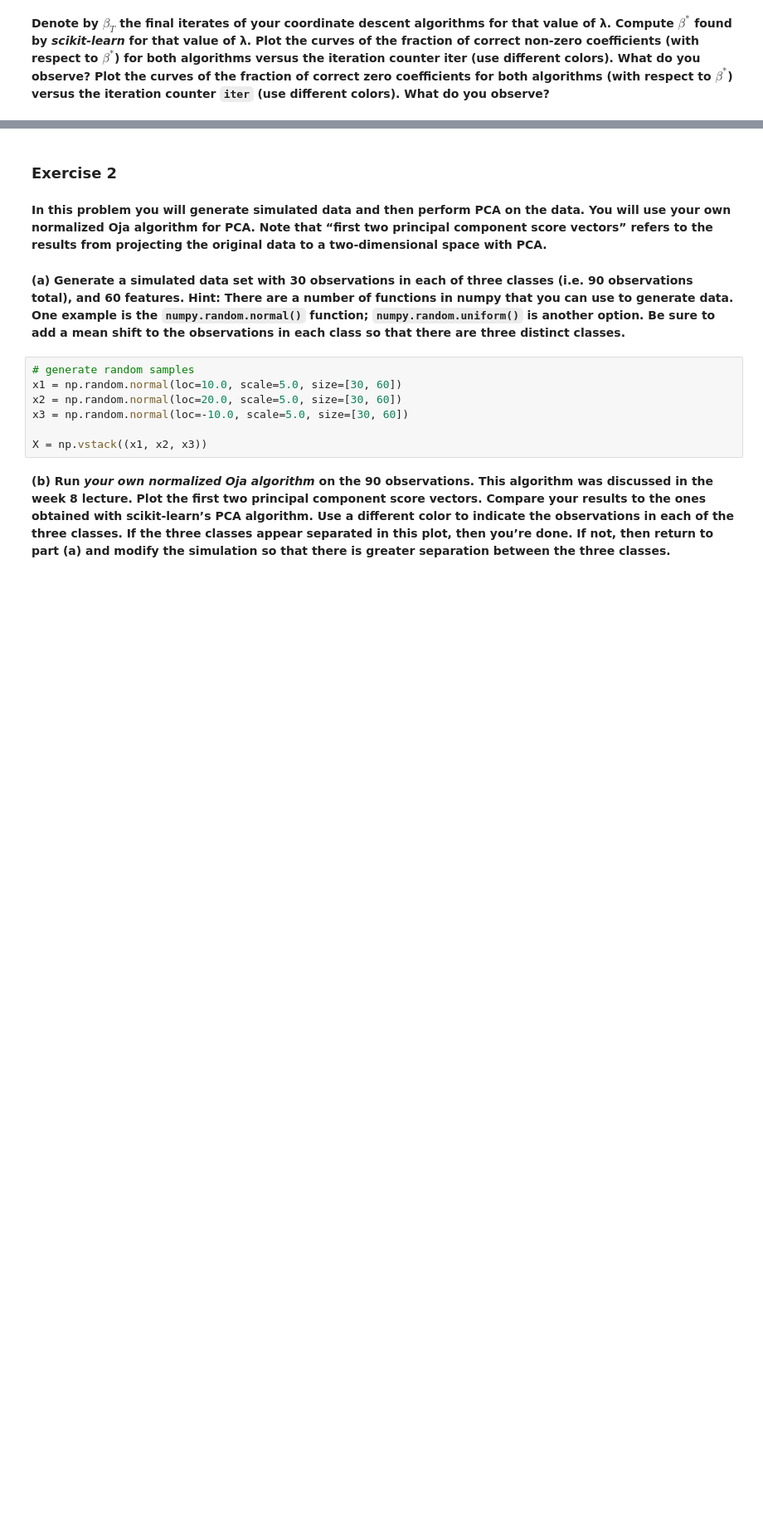
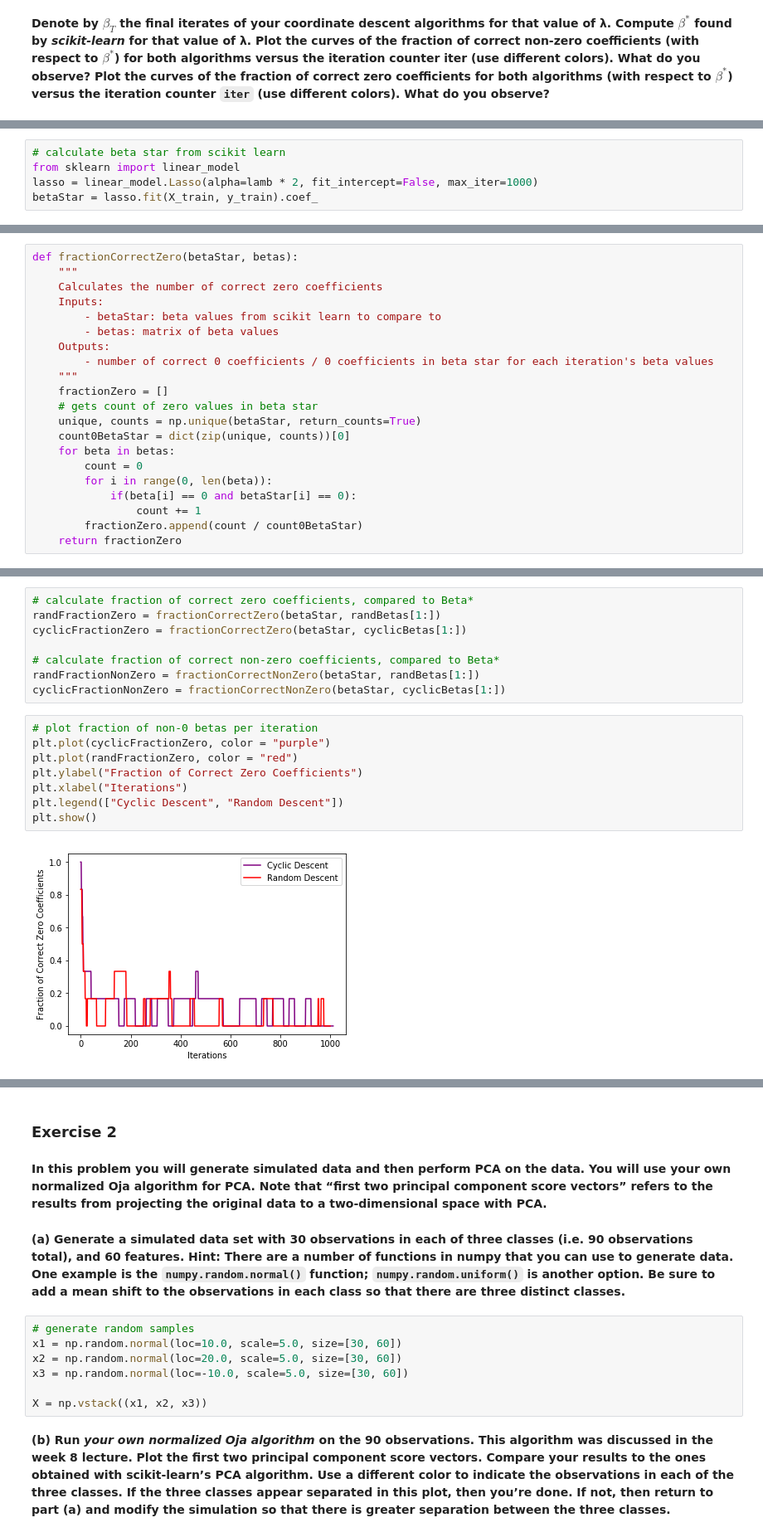
Before and after one commit to TaraWilson17/data558, a Jupyter notebook: hw6.ipynb, the cells around one changed output, grey strips where cells are left out. Shown: that part at 83% size. Cells and saved outputs as stored; diff of their text form; blank space fills up the shorter version.

```diff
--- a/hw6.ipynb
+++ b/hw6.ipynb
@@ -296,0 +327,5 @@ cyclicFractionNonZero = fractionNonZero(cyclicBetas)
+# %%
+# calculate beta star from scikit learn
+from sklearn import linear_model
+lasso = linear_model.Lasso(alpha=lamb * 2, fit_intercept=False, max_iter=1000)
+betaStar = lasso.fit(X_train, y_train).coef_
@@ -296,0 +353,21 @@ cyclicFractionNonZero = fractionNonZero(cyclicBetas)
+# %%
+def fractionCorrectZero(betaStar, betas):
+    """
+    Calculates the number of correct zero coefficients
+    Inputs:
+        - betaStar: beta values from scikit learn to compare to
+        - betas: matrix of beta values
+    Outputs:
+        - number of correct 0 coefficients / 0 coefficients in beta star for each iteration's beta values
+    """
+    fractionZero = []
+    # gets count of zero values in beta star
+    unique, counts = np.unique(betaStar, return_counts=True)
+    count0BetaStar = dict(zip(unique, counts))[0]
+    for beta in betas:
+        count = 0
+        for i in range(0, len(beta)):
+            if(beta[i] == 0 and betaStar[i] == 0):
+                count += 1
+        fractionZero.append(count / count0BetaStar)
+    return fractionZero
@@ -297,3 +396,21 @@ cyclicFractionNonZero = fractionNonZero(cyclicBetas)
+# %%
+# calculate fraction of correct zero coefficients, compared to Beta*
+randFractionZero = fractionCorrectZero(betaStar, randBetas[1:])
+cyclicFractionZero = fractionCorrectZero(betaStar, cyclicBetas[1:])
+
+# calculate fraction of correct non-zero coefficients, compared to Beta*
+randFractionNonZero = fractionCorrectNonZero(betaStar, randBetas[1:])
+cyclicFractionNonZero = fractionCorrectNonZero(betaStar, cyclicBetas[1:])
+# %%
+# plot fraction of non-0 betas per iteration
+plt.plot(cyclicFractionZero, color = "purple")
+plt.plot(randFractionZero, color = "red")
+plt.ylabel("Fraction of Correct Zero Coefficients")
+plt.xlabel("Iterations")
+plt.legend(["Cyclic Descent", "Random Descent"])
+plt.show()
+# %% [output]
+[figure, added]
 # %%
 # plot fraction of non-0 betas per iteration
 plt.plot(cyclicFractionNonZero, color = "purple")
```
Also changed, not shown: parts of 48 cells of this notebook.
